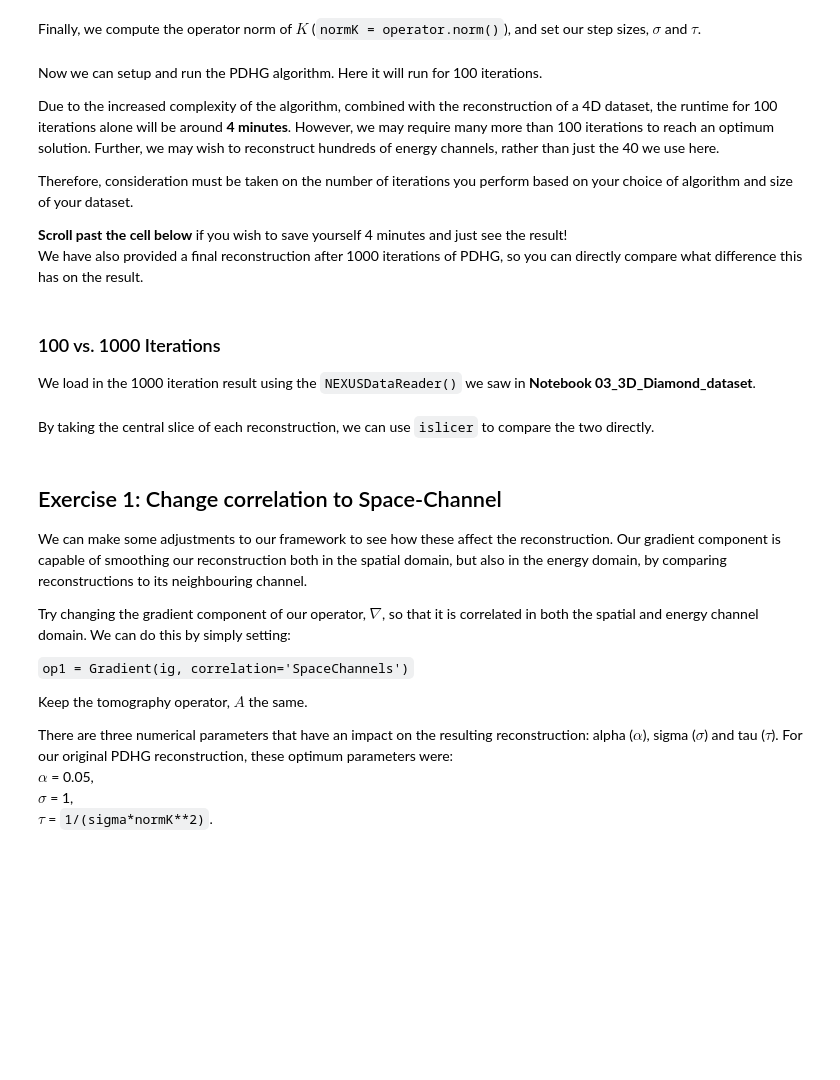
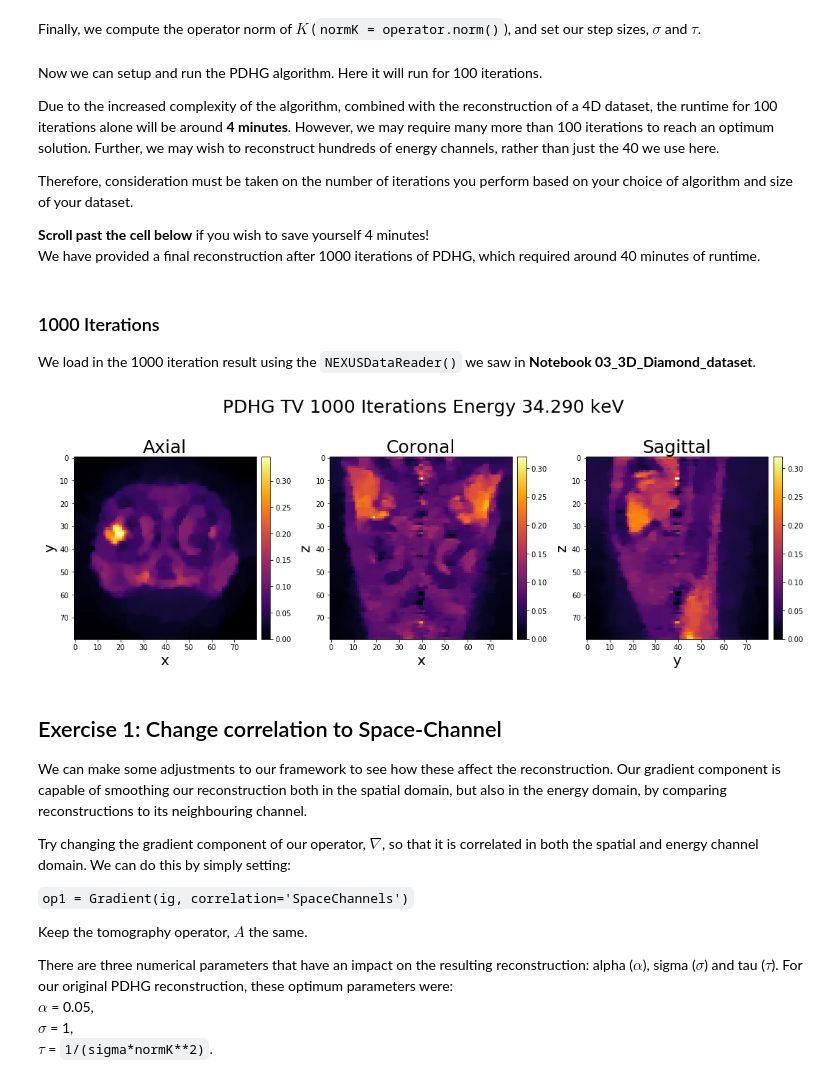
Before and after one commit to paskino/CIL-Demos, a Jupyter notebook: Notebooks/07_Multi_Channel_Reconstruction.ipynb, the cells around one changed output. Cells and saved outputs as stored; diff of their text form; code cells hidden in the pictures; blank space fills up the shorter version.

Commit message:
Lizard demo (#23)
* Adjusted directories for VM, included 4D volume gif

* Updated directory for VM

```diff
--- a/Notebooks/07_Multi_Channel_Reconstruction.ipynb
+++ b/Notebooks/07_Multi_Channel_Reconstruction.ipynb
@@ -386,8 +399,8 @@ Due to the increased complexity of the algorithm, combined with the reconstructi
 
 Therefore, consideration must be taken on the number of iterations you perform based on your choice of algorithm and size of your dataset.
 
-**Scroll past the cell below** if you wish to save yourself 4 minutes and just see the result!
-We have also provided a final reconstruction after 1000 iterations of PDHG, so you can directly compare what difference this has on the result.
+**Scroll past the cell below** if you wish to save yourself 4 minutes!
+We have provided a final reconstruction after 1000 iterations of PDHG, which required around 40 minutes of runtime.
 # %%
 pdhg_S_100 = PDHG(f = F, g = G, operator = K, tau = tau, sigma = sigma,
             max_iteration = 100, update_objective_interval = 25)
@@ -396,17 +409,17 @@ pdhg_S_100.run()
 show(pdhg_S_100.get_output(), title='PDHG TV 100 Iterations',
      show_channels=20, cmap='inferno', figure_size = [15,6], font_size=[25,20])
 # %% [markdown]
-### 100 vs. 1000 Iterations
+### 1000 Iterations
 
 We load in the 1000 iteration result using the `NEXUSDataReader()` we saw in **Notebook 03_3D_Diamond_dataset**.
 # %%
 # Load in 1000 iteration dataset
 reader = NEXUSDataReader()
-reader.set_up(nexus_file = '/home/ryanw/Documents/CIL-Demos/Notebooks/pdhg_S_1000.nxs')
+reader.set_up(nexus_file = 'pdhg_S_1000.nxs')
 pdhg_S_1000 = reader.load_data()
 
 # Show the result
 show(pdhg_S_1000, title='PDHG TV 1000 Iterations',
      show_channels=20, cmap='inferno', figure_size = [15,6], font_size=[25,20])
+# %% [output]
+[figure, added]
-# %% [markdown]
-By taking the central slice of each reconstruction, we can use `islicer` to compare the two directly.
```
Also changed, not shown: parts of 10 cells of this notebook, 2 other files.
